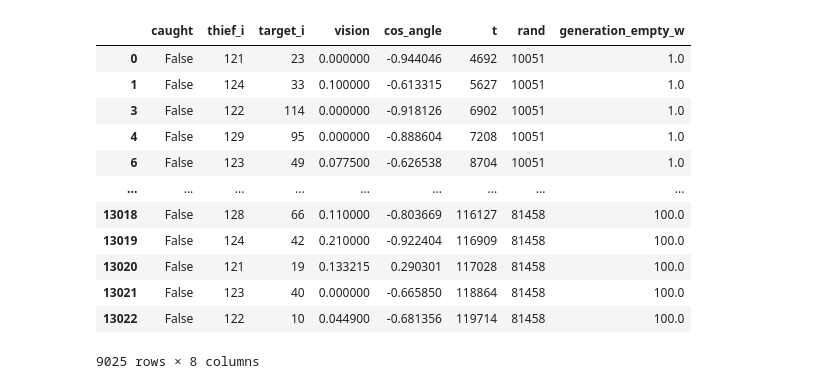
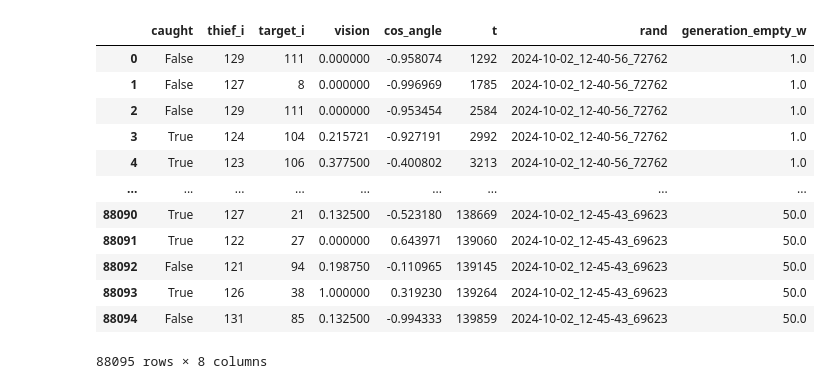
Before and after one commit to viktorvesely/TaC, a Jupyter notebook: simulation/analysis.ipynb, the cells around one changed output. Drawn from its saved outputs; the diff is of its cells as text; code cells hidden in the pictures.

```diff
--- a/simulation/analysis.ipynb
+++ b/simulation/analysis.ipynb
@@ -42,7 +42,7 @@ def load_experiments_by_name(name) -> dict[str, pd.DataFrame]:
 
         for dfname in dataframes:
             df = pd.read_parquet(ent / dfname)
-            df["rand"]= randstr
+            df["rand"]= ent.name
 
             for av in attach_config_vars:
                 df[av] = config[av]
@@ -56,22 +56,22 @@ def load_experiments_by_name(name) -> dict[str, pd.DataFrame]:
 
     return dfs
 
-dfs = load_experiments_by_name("DENSE_VISION_mot_change_approach_vis_value")
+dfs = load_experiments_by_name("motivation_high_effect")
 df = dfs["TheftEvent.parquet"]
 vision = dfs["VisionEvent.parquet"]
 # %%
-df[df["caught"]]
+df
 # %% [output]
 |  | caught | thief_i | target_i | vision | cos_angle | t | rand | generation_empty_w |
-| 0 | False | 121 | 23 | 0.000000 | -0.944046 | 4692 | 10051 | 1.0 |
-| 1 | False | 124 | 33 | 0.100000 | -0.613315 | 5627 | 10051 | 1.0 |
-| 3 | False | 122 | 114 | 0.000000 | -0.918126 | 6902 | 10051 | 1.0 |
-| 4 | False | 129 | 95 | 0.000000 | -0.888604 | 7208 | 10051 | 1.0 |
-| 6 | False | 123 | 49 | 0.077500 | -0.626538 | 8704 | 10051 | 1.0 |
+| 0 | False | 129 | 111 | 0.000000 | -0.958074 | 1292 | 2024-10-02_12-40-56_72762 | 1.0 |
+| 1 | False | 127 | 8 | 0.000000 | -0.996969 | 1785 | 2024-10-02_12-40-56_72762 | 1.0 |
+| 2 | False | 129 | 111 | 0.000000 | -0.953454 | 2584 | 2024-10-02_12-40-56_72762 | 1.0 |
+| 3 | True | 124 | 104 | 0.215721 | -0.927191 | 2992 | 2024-10-02_12-40-56_72762 | 1.0 |
+| 4 | True | 123 | 106 | 0.377500 | -0.400802 | 3213 | 2024-10-02_12-40-56_72762 | 1.0 |
 | ... | ... | ... | ... | ... | ... | ... | ... | ... |
-| 13018 | False | 128 | 66 | 0.110000 | -0.803669 | 116127 | 81458 | 100.0 |
-| 13019 | False | 124 | 42 | 0.210000 | -0.922404 | 116909 | 81458 | 100.0 |
-| 13020 | False | 121 | 19 | 0.133215 | 0.290301 | 117028 | 81458 | 100.0 |
-| 13021 | False | 123 | 40 | 0.000000 | -0.665850 | 118864 | 81458 | 100.0 |
-| 13022 | False | 122 | 10 | 0.044900 | -0.681356 | 119714 | 81458 | 100.0 |
+| 88090 | True | 127 | 21 | 0.132500 | -0.523180 | 138669 | 2024-10-02_12-45-43_69623 | 50.0 |
+| 88091 | True | 122 | 27 | 0.000000 | 0.643971 | 139060 | 2024-10-02_12-45-43_69623 | 50.0 |
+| 88092 | False | 121 | 94 | 0.198750 | -0.110965 | 139145 | 2024-10-02_12-45-43_69623 | 50.0 |
+| 88093 | True | 126 | 38 | 1.000000 | 0.319230 | 139264 | 2024-10-02_12-45-43_69623 | 50.0 |
+| 88094 | False | 131 | 85 | 0.132500 | -0.994333 | 139859 | 2024-10-02_12-45-43_69623 | 50.0 |
-9025 rows × 8 columns
+88095 rows × 8 columns
```
Also changed, not shown: parts of 11 cells of this notebook, 26 other files.
